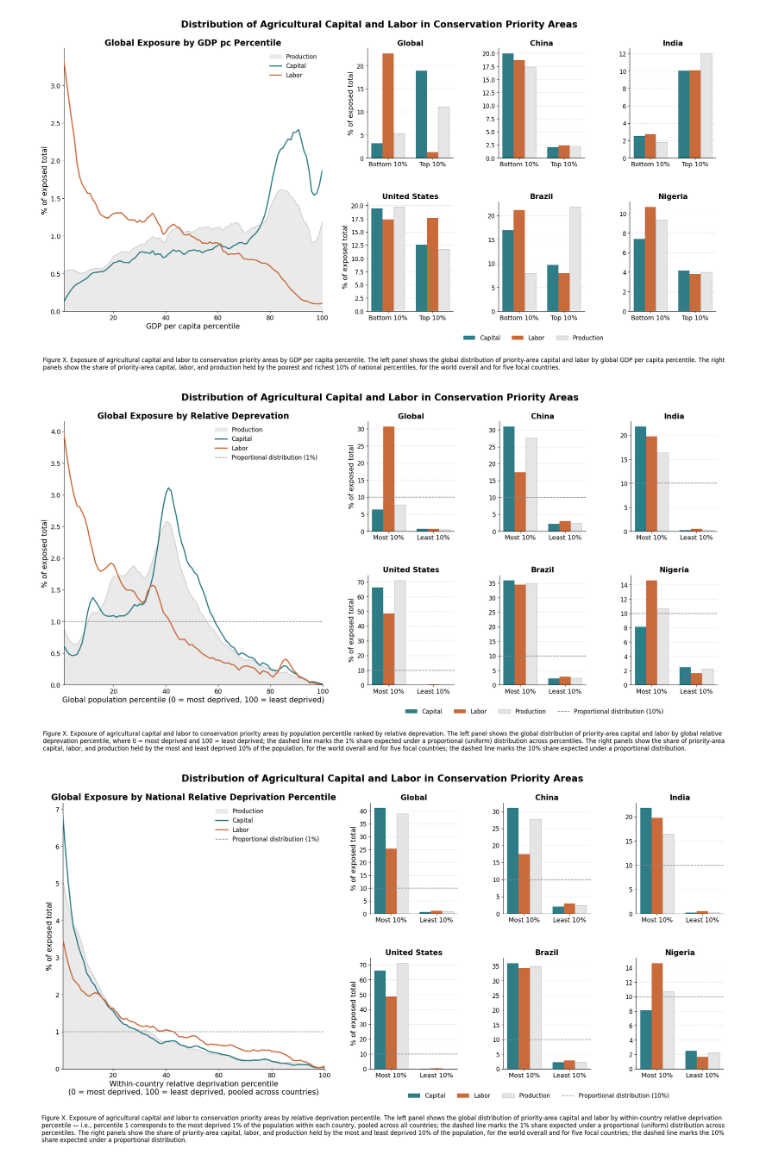
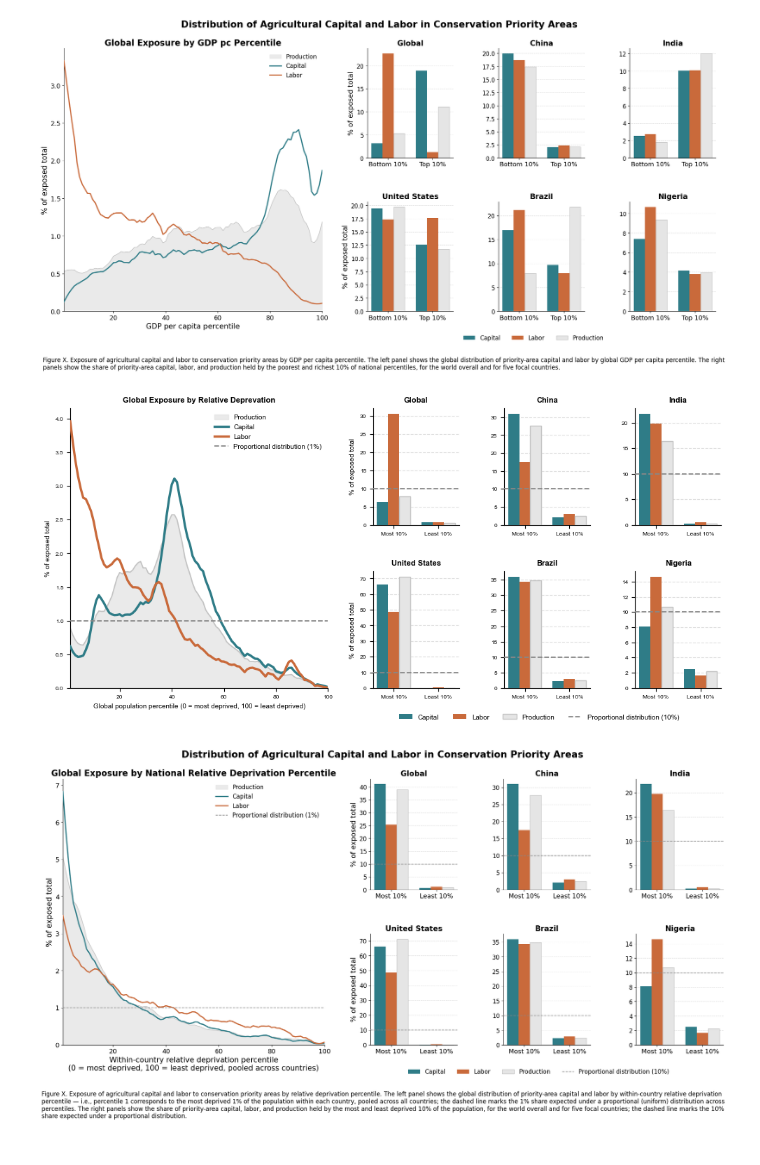
Before and after one commit to carinamani/AgDownscaling, a Jupyter notebook: 05_30x30_analysis/02_add_income_analysis.ipynb, the cells around one changed output. Drawn from its saved outputs; the diff is of its cells as text; code cells hidden in the pictures.

Commit message:
update distribution figure style

```diff
--- a/05_30x30_analysis/02_add_income_analysis.ipynb
+++ b/05_30x30_analysis/02_add_income_analysis.ipynb
@@ -350,7 +350,22 @@ plot_capital_labor_exposure_combined(
 # %%
 ##### Plot exposure to capital/labor in priority areas by relative deprevation percentile (no country average)
 # country average infered for each country by where produciton is
-# now with a "proportional distribution" reference line (1% for line chart, 10% for bar panels)
+
+# set stype
+TITLE_FS = 8   # panel titles
+LABEL_FS = 7   # axis labels, legend
+TICK_FS = 6    # tick labels
+
+plt.rcParams.update({
+    "font.family": "sans-serif",
+    "font.sans-serif": ["Arial", "Helvetica"],
+    "font.size": TICK_FS,
+    "axes.titlesize": TITLE_FS,
+    "axes.labelsize": LABEL_FS,
+    "xtick.labelsize": TICK_FS,
+    "ytick.labelsize": TICK_FS,
+    "legend.fontsize": LABEL_FS,
+})
 
 COLORS = {
     "Capital": "#2F7C87",
@@ -422,14 +437,14 @@ def plot_capital_labor_exposure_combined(
         ax.axhline(10, color=REFERENCE_COLOR, linewidth=1.3, linestyle="--", zorder=4)
 
         ax.set_xticks(x)
-        ax.set_xticklabels(group_names, fontsize=13)
-        ax.tick_params(axis="y", labelsize=12)
-        ax.set_title(title, fontweight="bold", fontsize=15)
+        ax.set_xticklabels(group_names, fontsize=TICK_FS)
+        ax.tick_params(axis="y", labelsize=TICK_FS)
+        ax.set_title(title, fontweight="bold", fontsize=TITLE_FS)
         ax.spines[["top", "right"]].set_visible(False)
         ax.grid(axis="y", linestyle="--", alpha=0.4, zorder=0)
         ax.set_axisbelow(True)
 
-    fig = plt.figure(figsize=(20, 10))
+    fig = plt.figure(figsize=(10, 5))
     gs = gridspec.GridSpec(2, 4, width_ratios=[3, 1, 1, 1], wspace=0.35, hspace=0.4)
 
     # ---- Left: global-percentile exposure, capital + labor (line chart) ----
@@ -458,14 +473,14 @@ def plot_capital_labor_exposure_combined(
     ax_left.axhline(1, color=REFERENCE_COLOR, linewidth=1.3, linestyle="--", zorder=4,
                      label="Proportional distribution (1%)")
 
-    ax_left.set_xlabel(f"Global population percentile (0 = most deprived, 100 = least deprived)", fontsize=15)
-    ax_left.set_ylabel("% of exposed total", fontsize=15)
+    ax_left.set_xlabel("Global population percentile (0 = most deprived, 100 = least deprived)", fontsize=LABEL_FS)
+    ax_left.set_ylabel("% of exposed total", fontsize=LABEL_FS)
     ax_left.set_ylim(bottom=0)
     ax_left.set_xlim(1, 100)
-    ax_left.tick_params(axis="both", labelsize=13)
+    ax_left.tick_params(axis="both", labelsize=TICK_FS)
     ax_left.spines[["top", "right"]].set_visible(False)
-    ax_left.set_title(f"Global Exposure by Relative Deprevation", fontweight="bold", fontsize=17)
-    ax_left.legend(frameon=False, fontsize=12)
+    ax_left.set_title("Global Exposure by Relative Deprevation", fontweight="bold", fontsize=TITLE_FS)
+    ax_left.legend(frameon=False, fontsize=LABEL_FS)
 
     # ---- Right: 2x3 grid — global panel + 5 country panels, bottom/top 10% bars ----
     right_axes = [
@@ -496,9 +511,9 @@ def plot_capital_labor_exposure_combined(
                   edgecolor=PRODUCTION_EDGE, linewidth=1, zorder=3)
     ax_global.axhline(10, color=REFERENCE_COLOR, linewidth=1.3, linestyle="--", zorder=4)
     ax_global.set_xticks(x)
-    ax_global.set_xticklabels(group_names, fontsize=13)
-    ax_global.tick_params(axis="y", labelsize=12)
-    ax_global.set_title("Global", fontweight="bold", fontsize=15)
+    ax_global.set_xticklabels(group_names, fontsize=TICK_FS)
+    ax_global.tick_params(axis="y", labelsize=TICK_FS)
+    ax_global.set_title("Global", fontweight="bold", fontsize=TITLE_FS)
     ax_global.spines[["top", "right"]].set_visible(False)
     ax_global.grid(axis="y", linestyle="--", alpha=0.4, zorder=0)
     ax_global.set_axisbelow(True)
@@ -512,56 +527,38 @@ def plot_capital_labor_exposure_combined(
         production_pct = pct_by_percentile_within_mask(production_da, pctl_da_country, country_mask)
 
         capital_vals    = [capital_pct.loc[list(r)].sum() for r in percentile_groups.values()]
         labor_vals      = [labor_pct.loc[list(r)].sum() for r in percentile_groups.values()]
         production_vals = [production_pct.loc[list(r)].sum() for r in percentile_groups.values()]
 
         panel_title = country_names.get(gid0, gid0)
         draw_bar_panel(ax, capital_vals, labor_vals, production_vals, panel_title)
 
     for ax in [right_axes[0], right_axes[3]]:
-        ax.set_ylabel("% of exposed total", fontsize=14)
+        ax.set_ylabel("% of exposed total", fontsize=LABEL_FS)
 
     handles = [
         Patch(facecolor=COLORS["Capital"], label="Capital"),
         Patch(facecolor=COLORS["Labor"], label="Labor"),
         Patch(facecolor=COLORS["Production"], edgecolor=PRODUCTION_EDGE, label="Production"),
         Line2D([0], [0], color=REFERENCE_COLOR, linewidth=1.3, linestyle="--", label="Proportional distribution (10%)"),
     ]
     fig.legend(handles=handles, loc="lower center", ncol=4,
-               bbox_to_anchor=(0.72, 0.05), frameon=False, fontsize=12)
+               bbox_to_anchor=(0.72, 0.01), frameon=False, fontsize=LABEL_FS)
 
-    fig.suptitle(f"Distribution of Agricultural Capital and Labor in Conservation Priority Areas",
-                 fontweight="bold", fontsize=19, y=0.98)
-
-    fig.text(
-        0.02,
-        0.02,
-        "Figure X. Exposure of agricultural capital and labor to conservation priority areas by "
-        "population percentile ranked by relative deprevation. The left panel shows the global distribution of priority-area capital "
-        "and labor by global relative deprevation percentile, where 0 = most deprived and 100 = least deprived; the dashed line marks "
-        "the 1% share expected under a proportional (uniform) distribution across percentiles. The right panels show the share of "
-        "priority-area capital, labor, and production held by the most and least deprived 10% of the population, for the world "
-        "overall and for five focal countries; the dashed line marks the 10% share expected under a proportional distribution.",
-        ha="left",
-        va="top",
-        fontsize=12,
-        wrap=True,
-    )
-
-    fig.subplots_adjust(left=0.05, right=0.98, top=0.90, bottom=0.15, wspace=0.35, hspace=0.4)
+    fig.subplots_adjust(left=0.05, right=0.98, top=0.92, bottom=0.12, wspace=0.35, hspace=0.4)
 
     if save:
-        plt.savefig(f"{fd}/exposure_priority_relative_dperevation.png", dpi=300, bbox_inches="tight")
+        plt.savefig(f"{fd}/exposure_priority_relative_dperevation.tiff", dpi=300, bbox_inches="tight")
     plt.show()
     return fig
 
 # Plot
 plot_capital_labor_exposure_combined(
     countries=("CHN", "IND", "USA", "BRA", "NGA"),
     country_names={"CHN": "China", "IND": "India", "USA": "United States", "BRA": "Brazil", "NGA": "Nigeria"},
 );
 # %% [output]
-[figure, old version]
+[figure, new version]
 # %%
 ##### Plot exposure to capital/labor in priority areas by relative deprevation percentile (NATIONALLY DEFINED)
 # country average infered for each country by where produciton is
```
